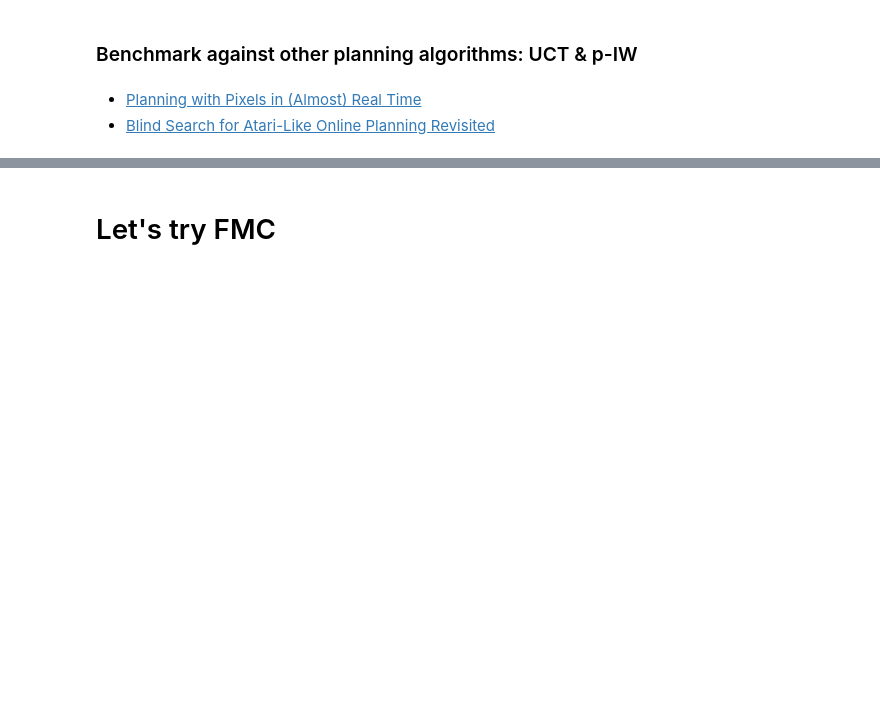
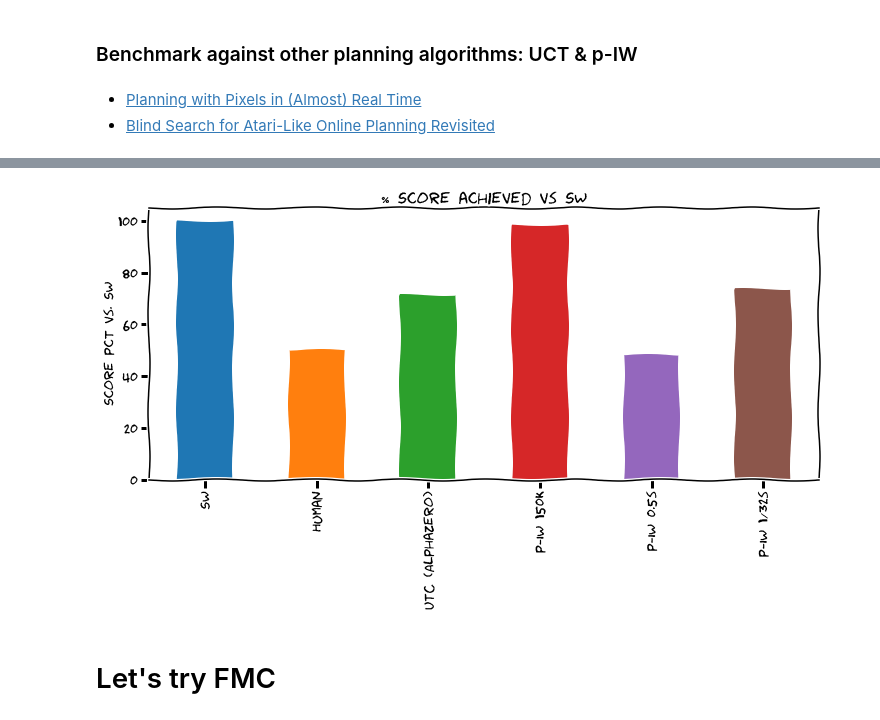
Before and after one commit to Guillemdb/hacking-rl, a Jupyter notebook: demo.ipynb, the cells around one changed output, grey strips where cells are left out. Drawn from its saved outputs; the diff is of its cells as text; code cells hidden in the pictures; blank space fills up the shorter version.

```diff
--- a/demo.ipynb
+++ b/demo.ipynb
@@ -53,9 +72,9 @@ sw.render_game(sleep=0.005)
 # %%
 # Copy paste from cell above
-total_saples = 729874
-mean_samples = 8816 # Mean episode length
-score = 33171
-time = 60 + 32
+total_saples = sw._n_samples_done
+mean_samples = sw.times.mean() # Mean episode length
+score = sw.rewards.max()
+time = 60 + 17
 
 score_human = 15693
 fps_atari = 20
@@ -149,0 +169,15 @@ SW is 1811.82 times more efficient than UCT.
+# %%
+import pandas as pd
+import numpy as np
+%matplotlib inline
+from matplotlib import pyplot as plt
+columns = ["FPS", "Samples/action", "Score"]
+index = ["SW", "Human", "UTC (AlphaZero)","p-IW 150k", "p-IW 0.5s", "p-IW 1/32s"]
+data = [[mean_fps_fai, samples_action, score],
+        [fps_atari, np.nan, score_human],
+        [np.nan, plan_samples_action, uct_score],
+       [np.nan, plan_samples_action, ipw_score],
+       [ipw_fast_fps, ipw_fast_samples_ratio, ipw_fast_score],
+       [big_ipw_fps, big_ipw_samples_ratio, big_ipw_score]]
+results = pd.DataFrame(index=index, columns=columns, data=data)
+results
@@ -150,3 +192,11 @@ SW is 1811.82 times more efficient than UCT.
+# %%
+with plt.xkcd():
+    _ = (100 * results["Score"] / results["Score"][0]).plot(kind="bar",
+                                                            title="% Score achieved vs SW",
+                                                            figsize=(12,5))
+    plt.ylabel("Score pct vs. SW")
+# %% [output]
+[figure, added]
 # %% [markdown]
 # Let's try FMC
 # %%
```
Also changed, not shown: parts of 10 cells of this notebook, 1 other file.
